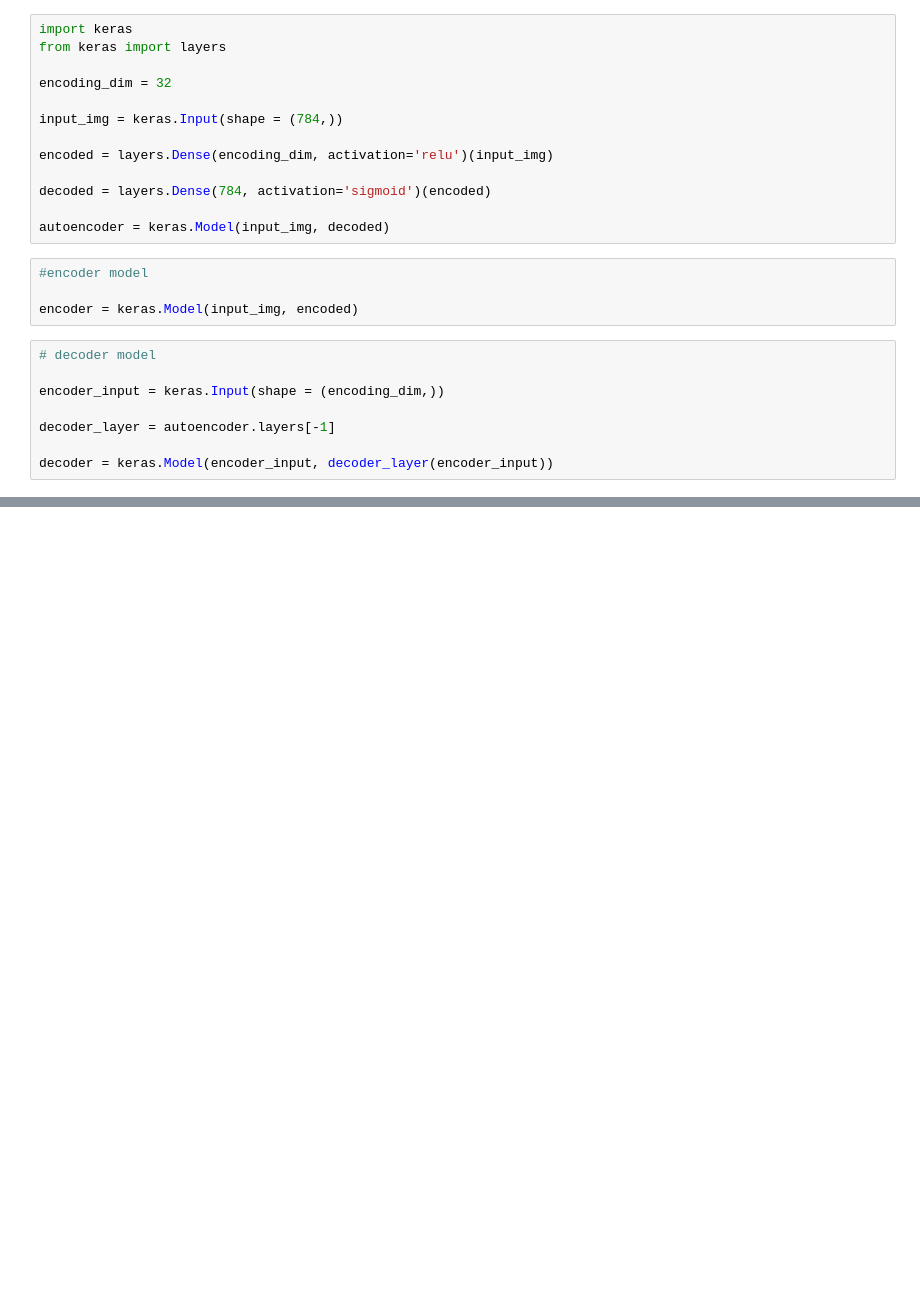
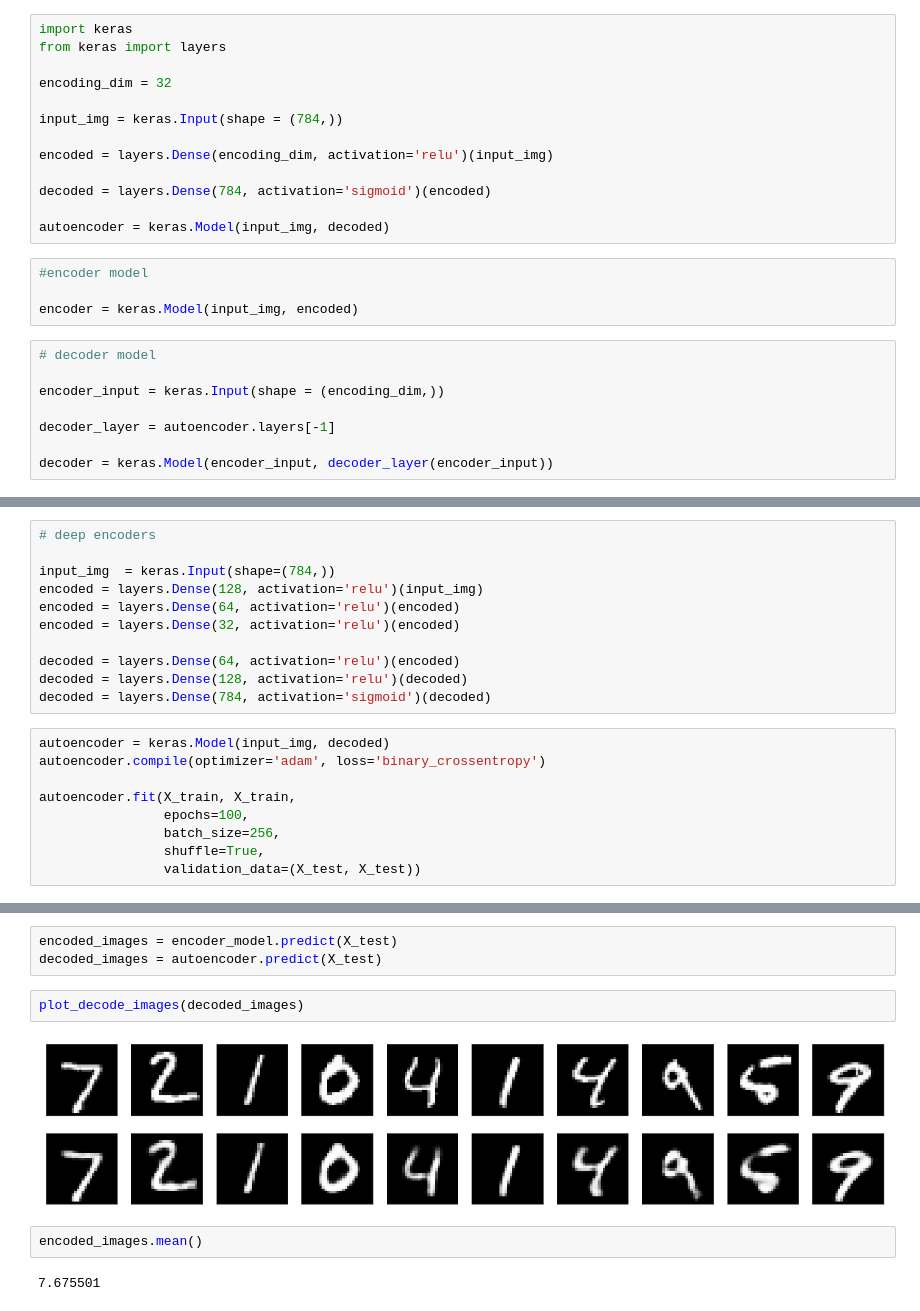
Before and after one commit to deepankar5/Autoencoder-with-keras, a Jupyter notebook: autoencoder_in_keras.ipynb, the cells around one changed output, grey strips where cells are left out. Drawn from its saved outputs; the diff is of its cells as text; blank space fills up the shorter version.

```diff
--- a/autoencoder_in_keras.ipynb
+++ b/autoencoder_in_keras.ipynb
@@ -27,0 +150,20 @@ decoder = keras.Model(encoder_input, decoder_layer(encoder_input))
+# %%
+# deep encoders
+
+input_img  = keras.Input(shape=(784,))
+encoded = layers.Dense(128, activation='relu')(input_img)
+encoded = layers.Dense(64, activation='relu')(encoded)
+encoded = layers.Dense(32, activation='relu')(encoded)
+
+decoded = layers.Dense(64, activation='relu')(encoded)
+decoded = layers.Dense(128, activation='relu')(decoded)
+decoded = layers.Dense(784, activation='sigmoid')(decoded)
+# %%
+autoencoder = keras.Model(input_img, decoded)
+autoencoder.compile(optimizer='adam', loss='binary_crossentropy')
+
+autoencoder.fit(X_train, X_train,
+                epochs=100,
+                batch_size=256,
+                shuffle=True,
+                validation_data=(X_test, X_test))
@@ -27,0 +230,11 @@ decoder = keras.Model(encoder_input, decoder_layer(encoder_input))
+# %%
+encoded_images = encoder_model.predict(X_test)
+decoded_images = autoencoder.predict(X_test)
+# %%
+plot_decode_images(decoded_images)
+# %% [output]
+[figure, added]
+# %%
+encoded_images.mean()
+# %% [output]
+7.675501
```
Also changed, not shown: parts of 20 cells of this notebook.
